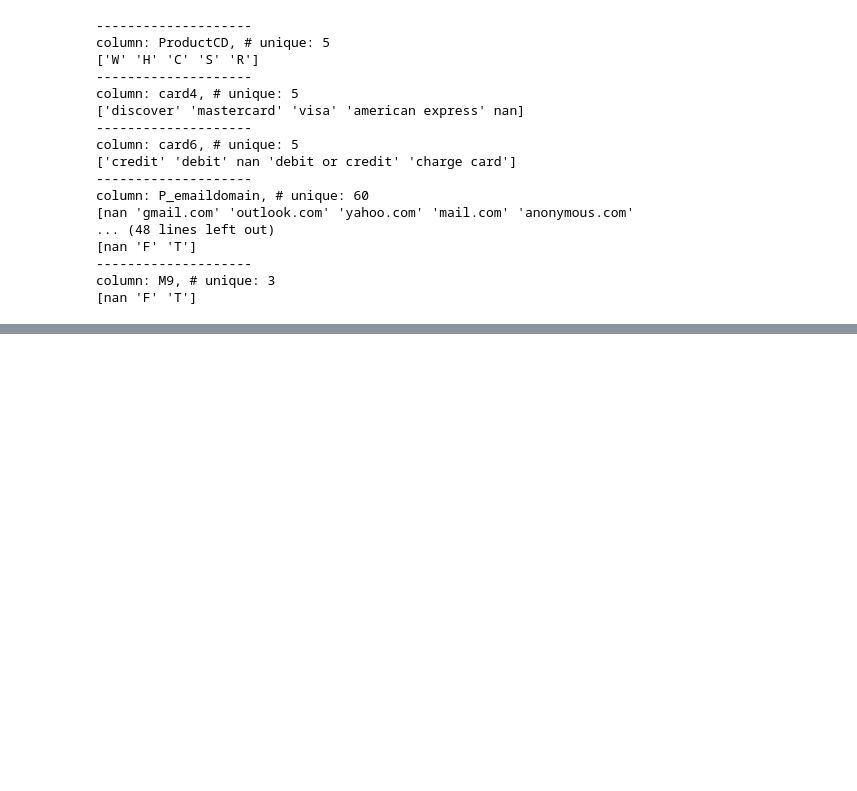
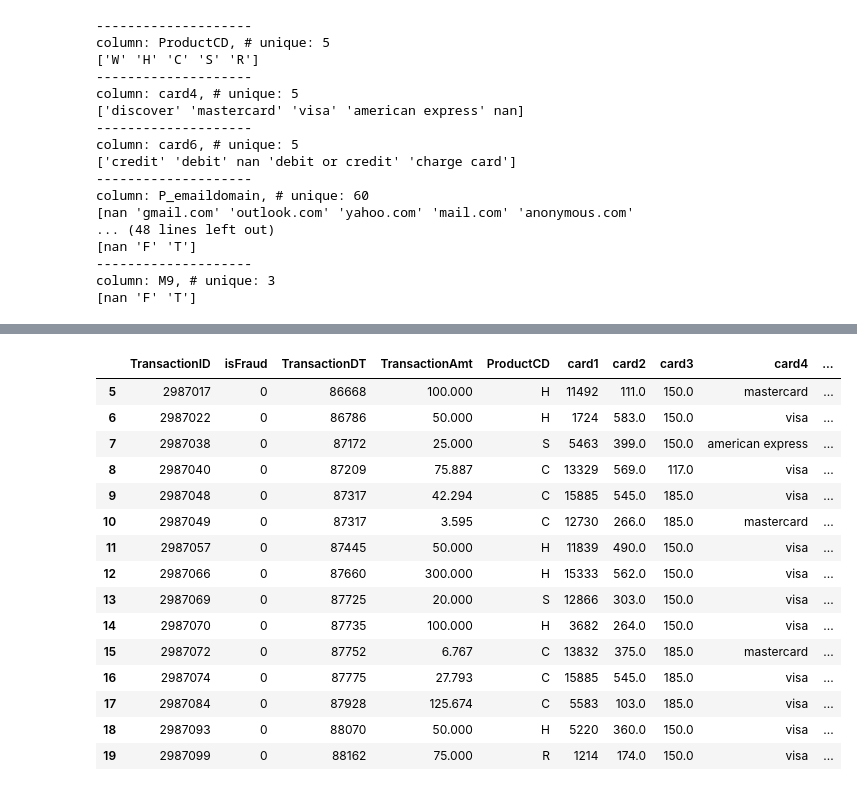
Before and after one commit to etture/ybigta_first_proj, a Jupyter notebook: EDA/eda.ipynb, the cells around one changed output, grey strips where cells are left out. Cells and saved outputs as stored; diff of their text form; code cells hidden in the pictures; blank space fills up the shorter version.

```diff
--- a/EDA/eda.ipynb
+++ b/EDA/eda.ipynb
@@ -5,6 +6,10 @@ import numpy as np
 # %%
 id_df = pd.read_csv('../Data/train_identity.csv')
 tr_df = pd.read_csv('../Data/train_transaction.csv')
+# %%
+pd.set_option('display.expand_frame_repr', False)
+pd.set_option('display.max_columns', None)
+pd.set_option('display.max_rows', None)
 # %% [markdown]
 ## Identity
 # %%
@@ -223,0 +265,20 @@ column: M9, # unique: 3
+# %%
+my_part = merged[my_cols]
+my_part.iloc[5:20]
+# %% [output]
+|  | TransactionID | isFraud | TransactionDT | TransactionAmt | ProductCD | card1 | card2 | card3 | card4 | ... |
+| 5 | 2987017 | 0 | 86668 | 100.000 | H | 11492 | 111.0 | 150.0 | mastercard | ... |
+| 6 | 2987022 | 0 | 86786 | 50.000 | H | 1724 | 583.0 | 150.0 | visa | ... |
+| 7 | 2987038 | 0 | 87172 | 25.000 | S | 5463 | 399.0 | 150.0 | american express | ... |
+| 8 | 2987040 | 0 | 87209 | 75.887 | C | 13329 | 569.0 | 117.0 | visa | ... |
+| 9 | 2987048 | 0 | 87317 | 42.294 | C | 15885 | 545.0 | 185.0 | visa | ... |
+| 10 | 2987049 | 0 | 87317 | 3.595 | C | 12730 | 266.0 | 185.0 | mastercard | ... |
+| 11 | 2987057 | 0 | 87445 | 50.000 | H | 11839 | 490.0 | 150.0 | visa | ... |
+| 12 | 2987066 | 0 | 87660 | 300.000 | H | 15333 | 562.0 | 150.0 | visa | ... |
+| 13 | 2987069 | 0 | 87725 | 20.000 | S | 12866 | 303.0 | 150.0 | visa | ... |
+| 14 | 2987070 | 0 | 87735 | 100.000 | H | 3682 | 264.0 | 150.0 | visa | ... |
+| 15 | 2987072 | 0 | 87752 | 6.767 | C | 13832 | 375.0 | 185.0 | mastercard | ... |
+| 16 | 2987074 | 0 | 87775 | 27.793 | C | 15885 | 545.0 | 185.0 | visa | ... |
+| 17 | 2987084 | 0 | 87928 | 125.674 | C | 5583 | 103.0 | 185.0 | visa | ... |
+| 18 | 2987093 | 0 | 88070 | 50.000 | H | 5220 | 360.0 | 150.0 | visa | ... |
+| 19 | 2987099 | 0 | 88162 | 75.000 | R | 1214 | 174.0 | 150.0 | visa | ... |
```
Also changed, not shown: parts of 16 cells of this notebook.
